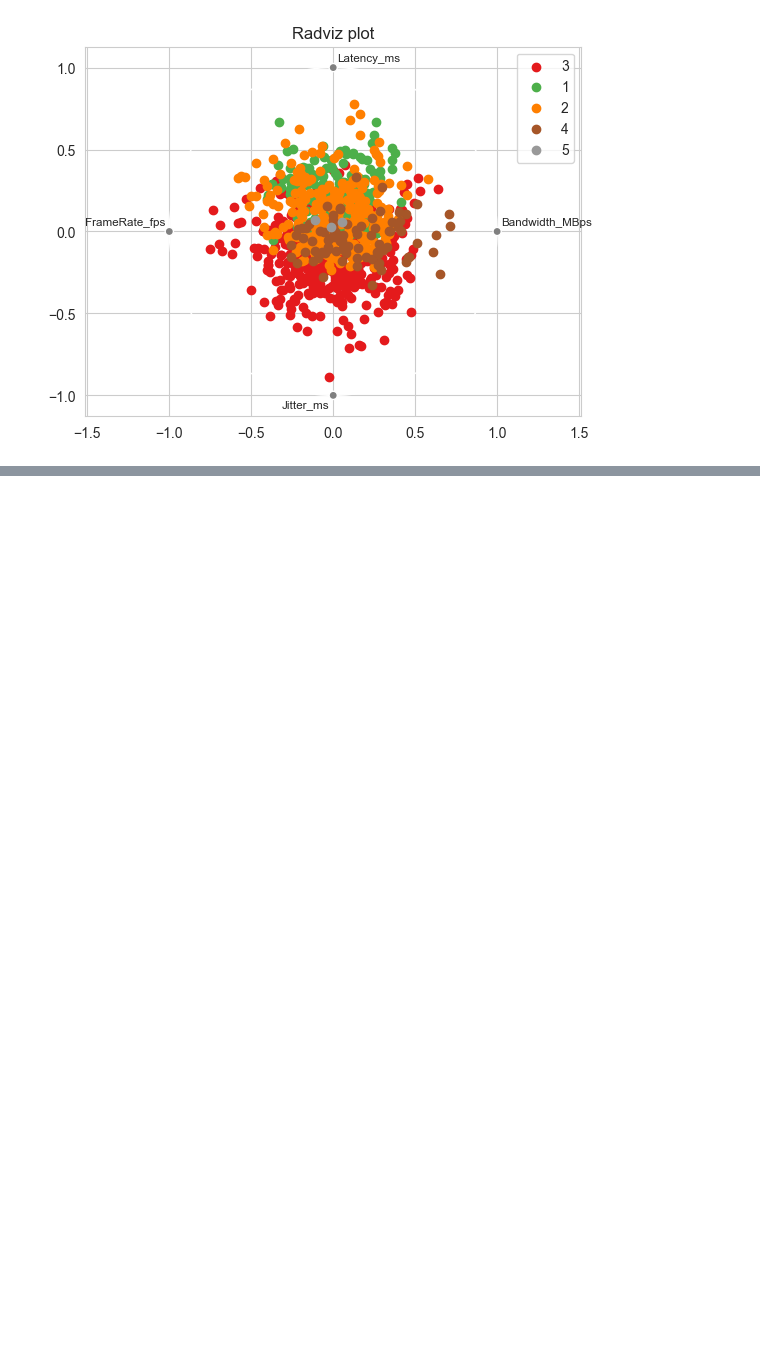
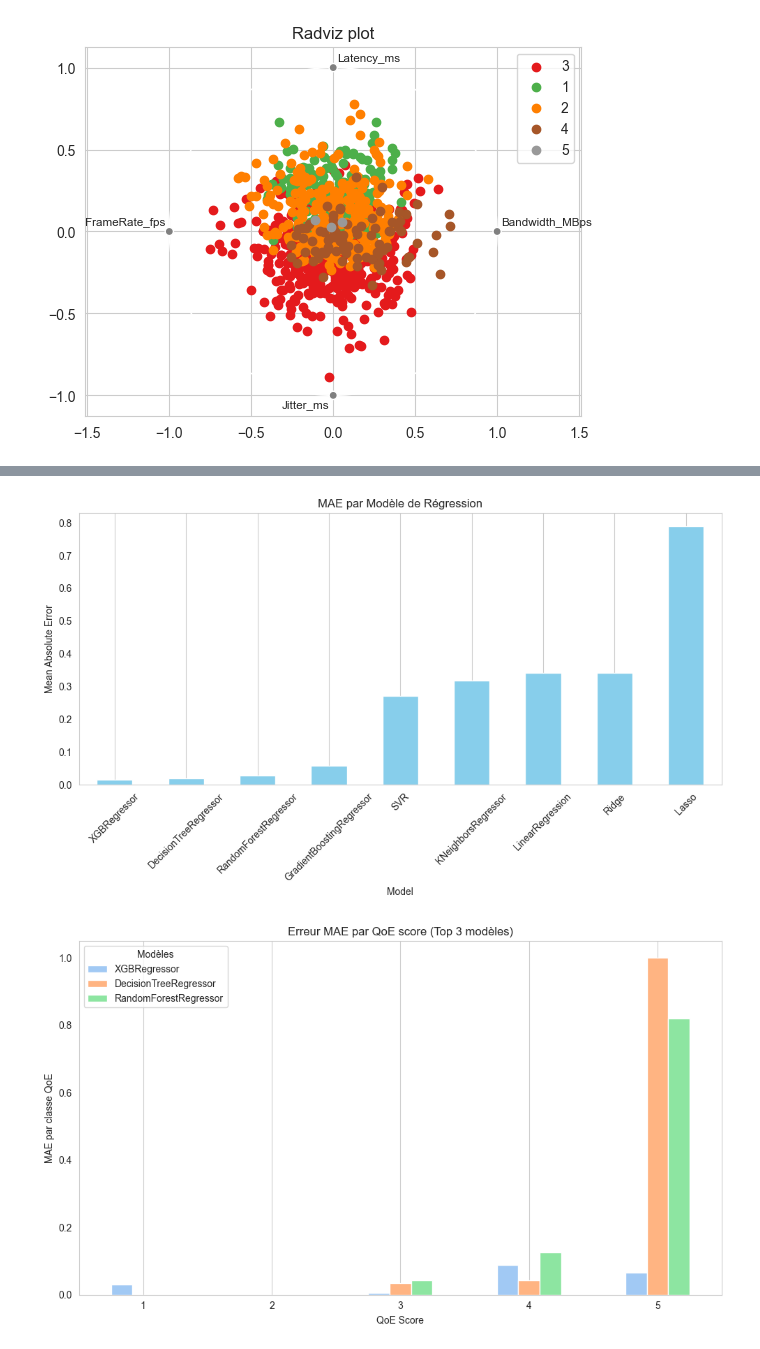
Before and after one commit to zazou-git86/4K_cloud_gaming_QoE, a Jupyter notebook: QoE-CG.ipynb, the cells around one changed output, grey strips where cells are left out. Saved outputs shown, nothing was run; the diff lists cells and outputs as text; code cells hidden in the pictures; blank space fills up the shorter version.

Commit message:
Model training and performance and DT showcase

```diff
--- a/QoE-CG.ipynb
+++ b/QoE-CG.ipynb
@@ -117,0 +123,4 @@ plt.show()
+# %%
+from sklearn.model_selection import  train_test_split
+
+X_train, X_test, y_train, y_test = train_test_split(X,y, test_size=0.3, random_state=42)
@@ -117,0 +135,12 @@ plt.show()
+# %%
+models = {
+    'LinearRegression': LinearRegression(),
+    'Ridge' : Ridge(),
+    'Lasso': Lasso(),
+    'RandomForestRegressor' : RandomForestRegressor(random_state=42),
+    'GradientBoostingRegressor': GradientBoostingRegressor(random_state=42),
+    'SVR': SVR(),
+    'DecisionTreeRegressor' : DecisionTreeRegressor(random_state=42),
+    'KNeighborsRegressor': KNeighborsRegressor(),
+    'XGBRegressor': XGBRegressor(random_state = 42, verbosity = 0)
+}
@@ -117,0 +150,5 @@ plt.show()
+# %%
+# Standardisation
+scaler = StandardScaler()
+X_train_scaled = scaler.fit_transform(X_train)
+X_test_scaled = scaler.transform(X_test)
@@ -117,0 +211,25 @@ plt.show()
+# %%
+# Plot MAE par modèle
+plt.figure(figsize=(10, 6))
+df_results['MAE'].plot(kind='bar', color='skyblue')
+plt.title('MAE par Modèle de Régression')
+plt.ylabel('Mean Absolute Error')
+plt.xticks(rotation=45)
+plt.grid(axis='y')
+plt.tight_layout()
+plt.show()
+
+# Plot erreurs par QoE pour les 3 meilleurs modèles
+top3 = df_results['MAE'].nsmallest(3).index
+df_errors.loc[top3].T.plot(kind='bar', figsize=(10, 6))
+plt.title('Erreur MAE par QoE score (Top 3 modèles)')
+plt.ylabel('MAE par classe QoE')
+plt.xlabel('QoE Score')
+plt.xticks(rotation=0)
+plt.grid(axis='y')
+plt.legend(title='Modèles')
+plt.tight_layout()
+plt.show()
+# %% [output]
+[figure, added]
+[figure, added]
```
Also changed, not shown: parts of 9 cells of this notebook, 1 other file.
